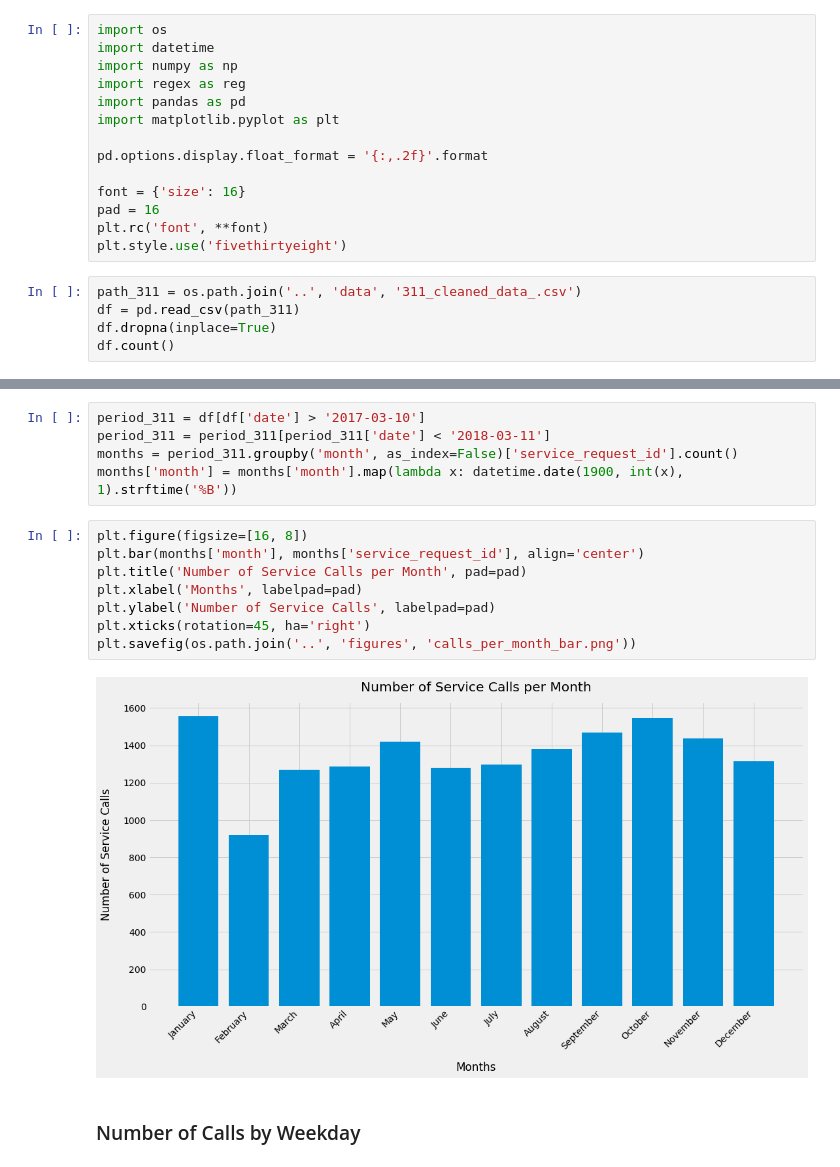
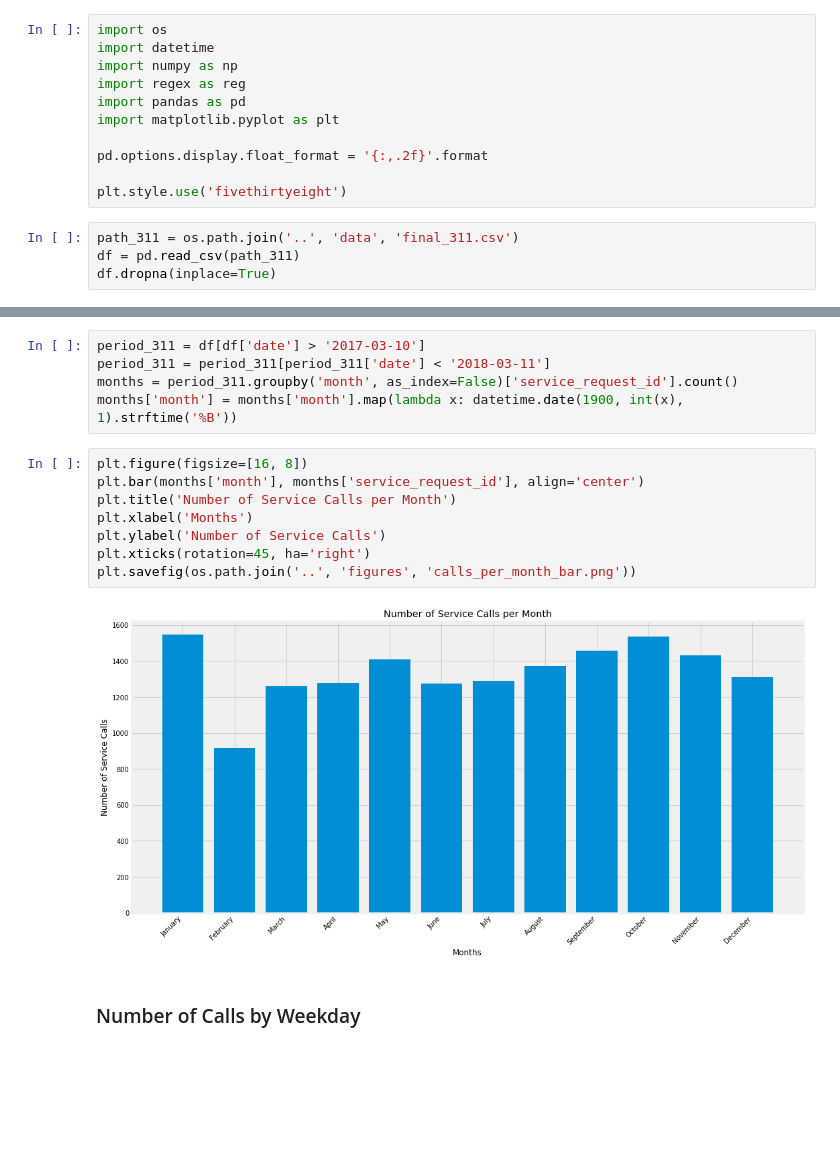
Before and after one commit to farhadOmidvar/311-San-Diego, a Jupyter notebook: notebooks/charts_all.ipynb, the cells around one changed output, grey strips where cells are left out. Cells and saved outputs as stored; diff of their text form; blank space fills up the shorter version.

Commit message:
cleaned notebook

```diff
--- a/notebooks/charts_all.ipynb
+++ b/notebooks/charts_all.ipynb
@@ -17,12 +17,8 @@ import matplotlib.pyplot as plt
 
 pd.options.display.float_format = '{:,.2f}'.format
 
-font = {'size': 16}
-pad = 16
-plt.rc('font', **font)
 plt.style.use('fivethirtyeight')
 # %%
-path_311 = os.path.join('..', 'data', '311_cleaned_data_.csv')
+path_311 = os.path.join('..', 'data', 'final_311.csv')
 df = pd.read_csv(path_311)
 df.dropna(inplace=True)
-df.count()
@@ -78,13 +34,13 @@ months['month'] = months['month'].map(lambda x: datetime.date(1900, int(x), 1).s
 # %%
 plt.figure(figsize=[16, 8])
 plt.bar(months['month'], months['service_request_id'], align='center')
-plt.title('Number of Service Calls per Month', pad=pad)
-plt.xlabel('Months', labelpad=pad)
-plt.ylabel('Number of Service Calls', labelpad=pad)
+plt.title('Number of Service Calls per Month')
+plt.xlabel('Months')
+plt.ylabel('Number of Service Calls')
 plt.xticks(rotation=45, ha='right')
 plt.savefig(os.path.join('..', 'figures', 'calls_per_month_bar.png'))
 # %% [output]
-[figure, old version]
+[figure, new version]
 # %% [markdown]
 ### Number of Calls by Weekday
 # %%
```
Also changed, not shown: parts of 18 cells of this notebook, 5 other files.
